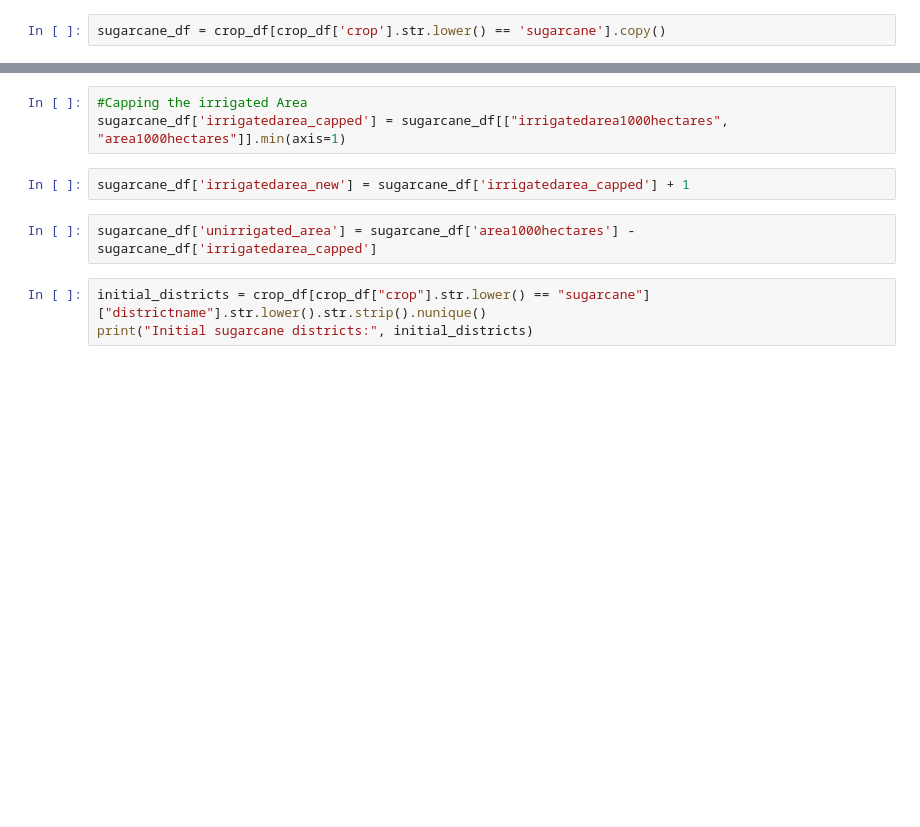
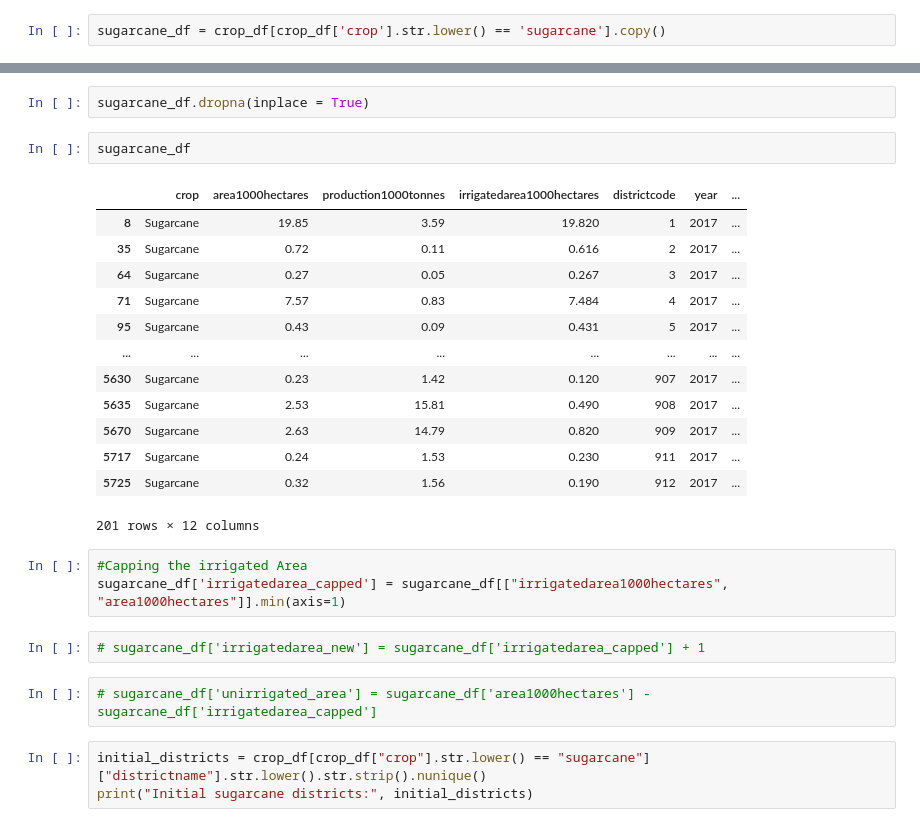
Before and after one commit to priyanshuuuuuuuuu/ECO221_Group-25, a Jupyter notebook: notebooks/sugarcane_analysis.ipynb, the cells around one changed output, grey strips where cells are left out. Drawn from its saved outputs; the diff is of its cells as text; blank space fills up the shorter version.

```diff
--- a/notebooks/sugarcane_analysis.ipynb
+++ b/notebooks/sugarcane_analysis.ipynb
@@ -13,10 +29,28 @@ sugarcane_df = crop_df[crop_df['crop'].str.lower() == 'sugarcane'].copy()
+# %%
+sugarcane_df.dropna(inplace = True)
+# %%
+sugarcane_df
+# %% [output]
+|  | crop | area1000hectares | production1000tonnes | irrigatedarea1000hectares | districtcode | year | ... |
+| 8 | Sugarcane | 19.85 | 3.59 | 19.820 | 1 | 2017 | ... |
+| 35 | Sugarcane | 0.72 | 0.11 | 0.616 | 2 | 2017 | ... |
+| 64 | Sugarcane | 0.27 | 0.05 | 0.267 | 3 | 2017 | ... |
+| 71 | Sugarcane | 7.57 | 0.83 | 7.484 | 4 | 2017 | ... |
+| 95 | Sugarcane | 0.43 | 0.09 | 0.431 | 5 | 2017 | ... |
+| ... | ... | ... | ... | ... | ... | ... | ... |
+| 5630 | Sugarcane | 0.23 | 1.42 | 0.120 | 907 | 2017 | ... |
+| 5635 | Sugarcane | 2.53 | 15.81 | 0.490 | 908 | 2017 | ... |
+| 5670 | Sugarcane | 2.63 | 14.79 | 0.820 | 909 | 2017 | ... |
+| 5717 | Sugarcane | 0.24 | 1.53 | 0.230 | 911 | 2017 | ... |
+| 5725 | Sugarcane | 0.32 | 1.56 | 0.190 | 912 | 2017 | ... |
+201 rows × 12 columns
 # %%
 #Capping the irrigated Area
 sugarcane_df['irrigatedarea_capped'] = sugarcane_df[["irrigatedarea1000hectares", "area1000hectares"]].min(axis=1)
 # %%
-sugarcane_df['irrigatedarea_new'] = sugarcane_df['irrigatedarea_capped'] + 1
+# sugarcane_df['irrigatedarea_new'] = sugarcane_df['irrigatedarea_capped'] + 1
 # %%
-sugarcane_df['unirrigated_area'] = sugarcane_df['area1000hectares'] - sugarcane_df['irrigatedarea_capped']
+# sugarcane_df['unirrigated_area'] = sugarcane_df['area1000hectares'] - sugarcane_df['irrigatedarea_capped']
 # %%
 initial_districts = crop_df[crop_df["crop"].str.lower() == "sugarcane"]["districtname"].str.lower().str.strip().nunique()
 print("Initial sugarcane districts:", initial_districts)
```
Also changed, not shown: parts of 12 cells of this notebook, 5 other files.
